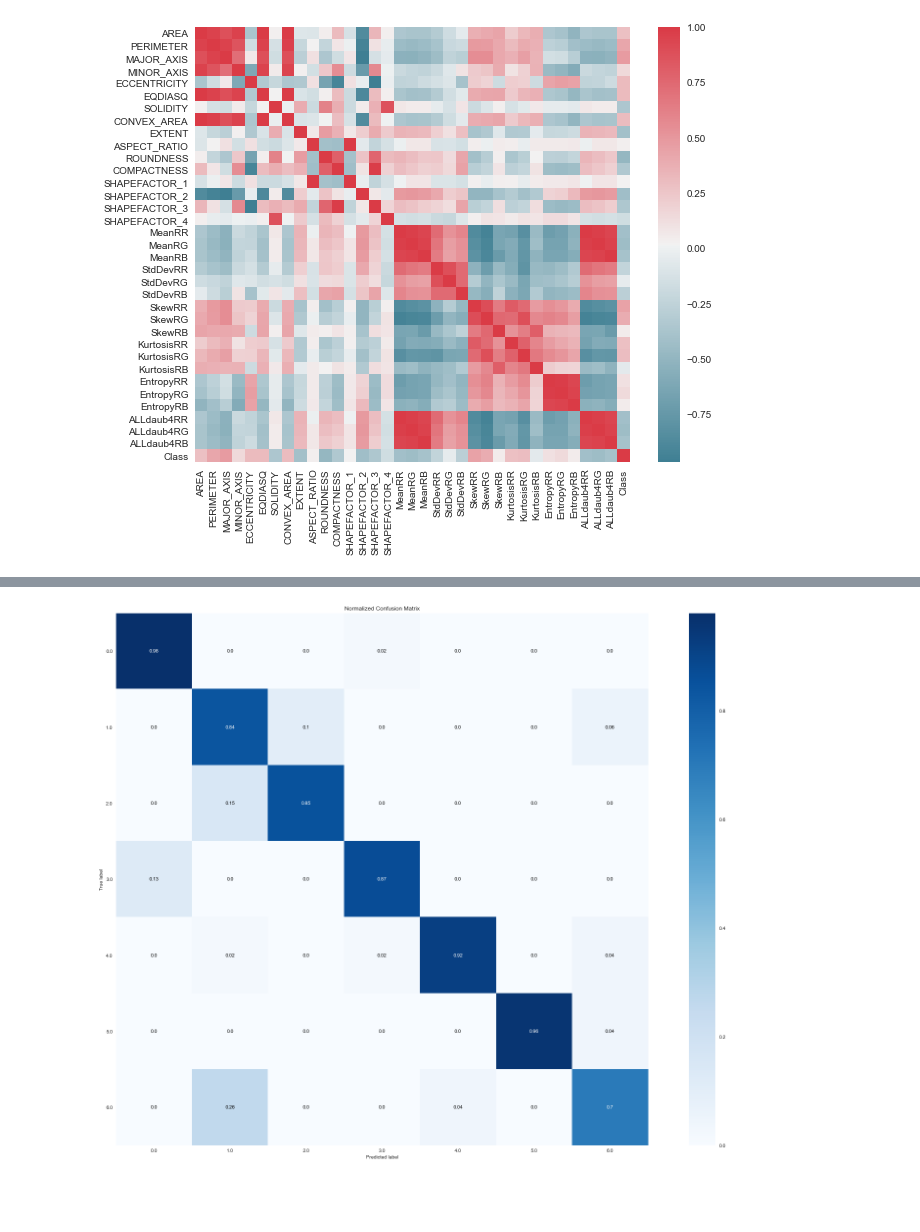
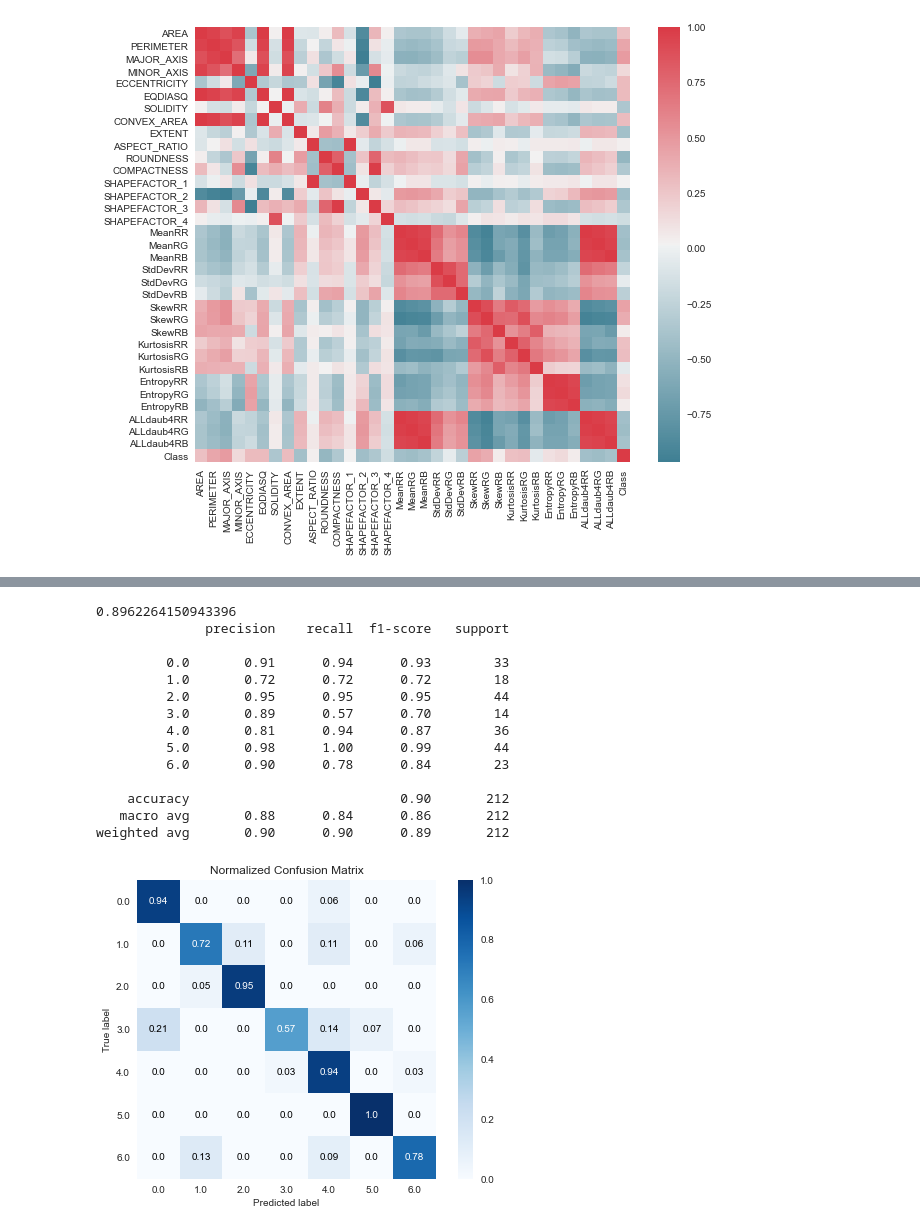
Before and after one commit to robinmasliah/kaggles, a Jupyter notebook: Date_Fruit_Datasets/fruits_classification_analysis_XGBoost.ipynb, the cells around one changed output, grey strips where cells are left out. Drawn from its saved outputs; the diff is of its cells as text; code cells hidden in the pictures; blank space fills up the shorter version.

Commit message:
update fruit classifier

```diff
--- a/Date_Fruit_Datasets/fruits_classification_analysis_XGBoost.ipynb
+++ b/Date_Fruit_Datasets/fruits_classification_analysis_XGBoost.ipynb
@@ -184,0 +166,2 @@ Accuracy: 0.917
+# %%
+X_train, X_test, y_train, y_test = train_test_split(X_resampled, y_resampled, test_size=0.2, random_state=42)
@@ -184,0 +187,11 @@ Accuracy: 0.917
+# %%
+forest = RandomForestClassifier(n_estimators=150, max_depth=6, class_weight="balanced")
+
+forest.fit(X_train, y_train)
+scores = cross_val_score(forest, X_train, y_train, cv=10)
+y_pred_forest = forest.predict(X_test)
+y_pred_forest_probas = forest.predict_proba(X_test)
+print('Accuracy: %.3f' % accuracy_score(y_test, y_pred_forest))
+#Generate the confusion matrix
+cf_matrix = confusion_matrix(y_test, y_pred_forest)
+print(cf_matrix)
@@ -195,13 +228,0 @@ Accuracy: 0.922
-# %%
-X_train, X_test, y_train, y_test = train_test_split(X_resampled, y_resampled,
-                                                    test_size=0.3,
-                                                    random_state=42)
-
-
-xgb = XGBClassifier(max_depth=6,
-                    learning_rate=0.1,
-                    n_estimators=120)
-
-xgb.fit(X_train, y_train)
-y_pred = xgb.predict(X_test)
-print('Accuracy: %.3f' % accuracy_score(y_test, y_pred))
@@ -226,5 +245,30 @@ print(cf_matrix)
+# %%
+ensemble_list = [('gradient_boosting', gradb),
+                 ('random_forest', forest),
+                 ('xgboost', xgb)]
+
+ensemble = VotingClassifier(ensemble_list)
+ensemble.fit(X_train, y_train)
+ensemble_preds = ensemble.predict(X_test)
+print(accuracy_score(y_test, ensemble_preds))
+print(classification_report(y_test, ensemble_preds))
+# %% [output]
+0.8962264150943396
+              precision    recall  f1-score   support
+
+         0.0       0.91      0.94      0.93        33
+         1.0       0.72      0.72      0.72        18
+         2.0       0.95      0.95      0.95        44
+         3.0       0.89      0.57      0.70        14
+         4.0       0.81      0.94      0.87        36
+         5.0       0.98      1.00      0.99        44
+         6.0       0.90      0.78      0.84        23
+
+    accuracy                           0.90       212
+   macro avg       0.88      0.84      0.86       212
+weighted avg       0.90      0.90      0.89       212
 # %%
-skplt.metrics.plot_confusion_matrix(y_test, y_pred, normalize=True)
+skplt.metrics.plot_confusion_matrix(y_test, ensemble_preds, normalize=True)
 plt.show()
 # %% [output]
-[figure, old version]
+[figure, new version]
```
Also changed, not shown: parts of 14 cells of this notebook.
